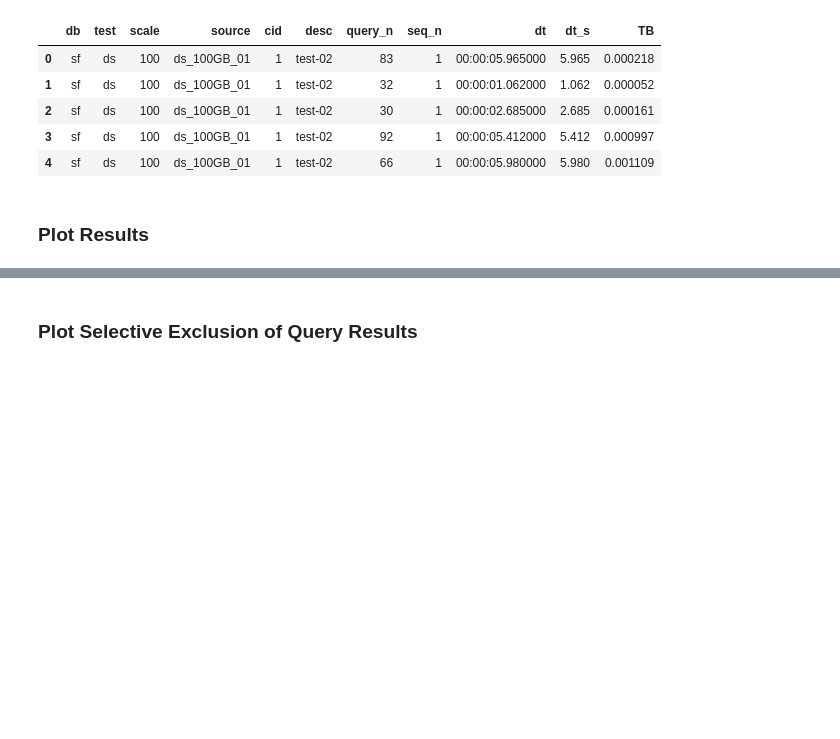
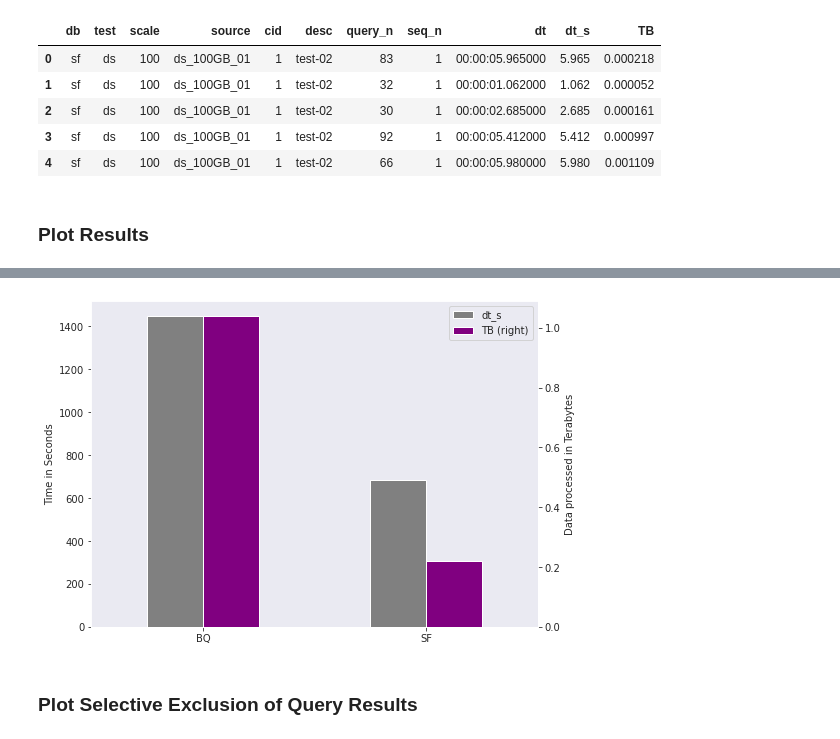
Before and after one commit to davidkhala/tpc_benchmark, a Jupyter notebook: NB_07_summary.ipynb, the cells around one changed output, grey strips where cells are left out. Cells and saved outputs as stored; diff of their text form; code cells hidden in the pictures; blank space fills up the shorter version.

```diff
--- a/NB_07_summary.ipynb
+++ b/NB_07_summary.ipynb
@@ -76,0 +61,2 @@ summary.plot_total_bytes(df_summary_all, suffix=" - All Queries");
+# %%
+df_total_all = r.total(suffix="all")
@@ -77,3 +69,7 @@ summary.plot_total_bytes(df_summary_all, suffix=" - All Queries");
+# %%
+r.plot_total_time_bytes(df_total_all, suffix="all");
+# %% [output]
+[figure, added]
 # %% [markdown]
 ### Plot Selective Exclusion of Query Results
 # %%
```
Also changed, not shown: parts of 20 cells of this notebook, 2 other files.
